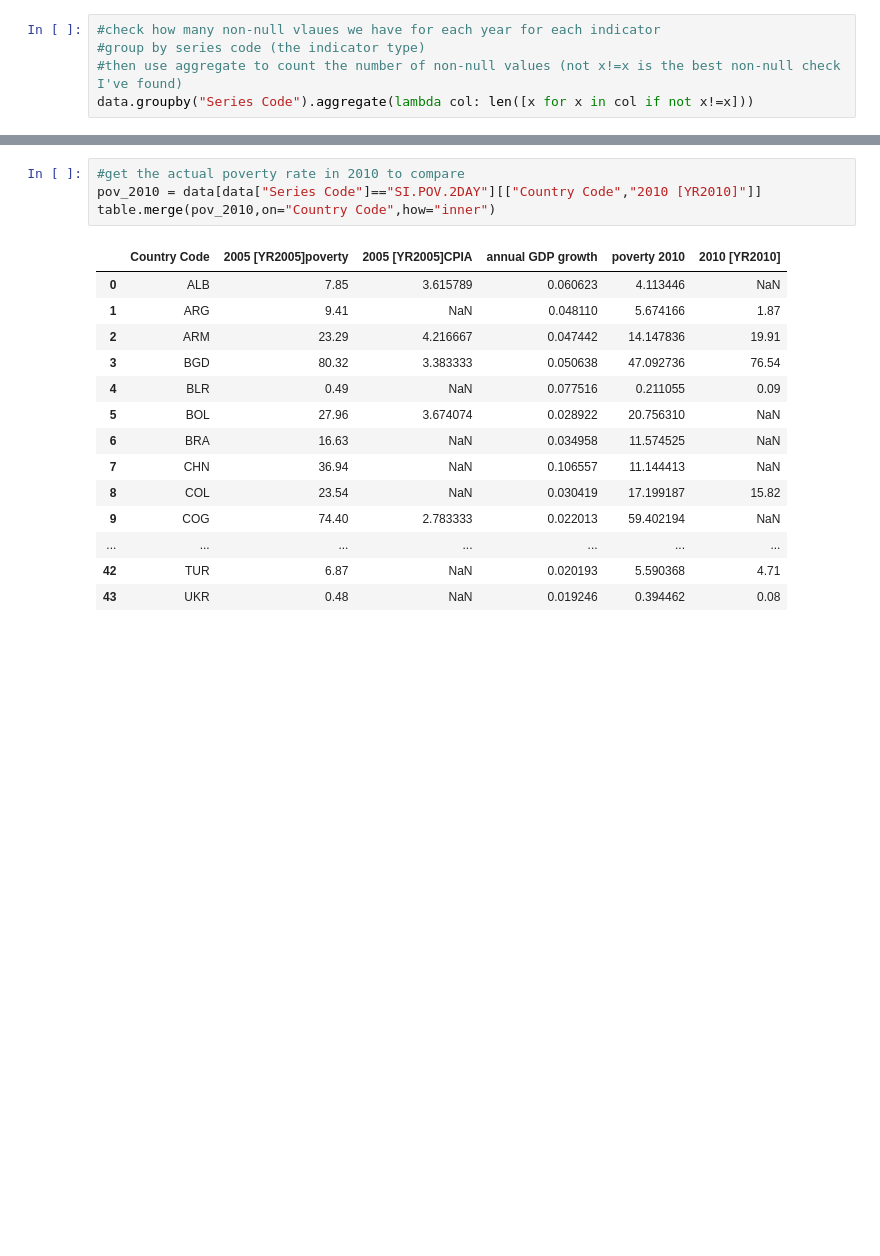
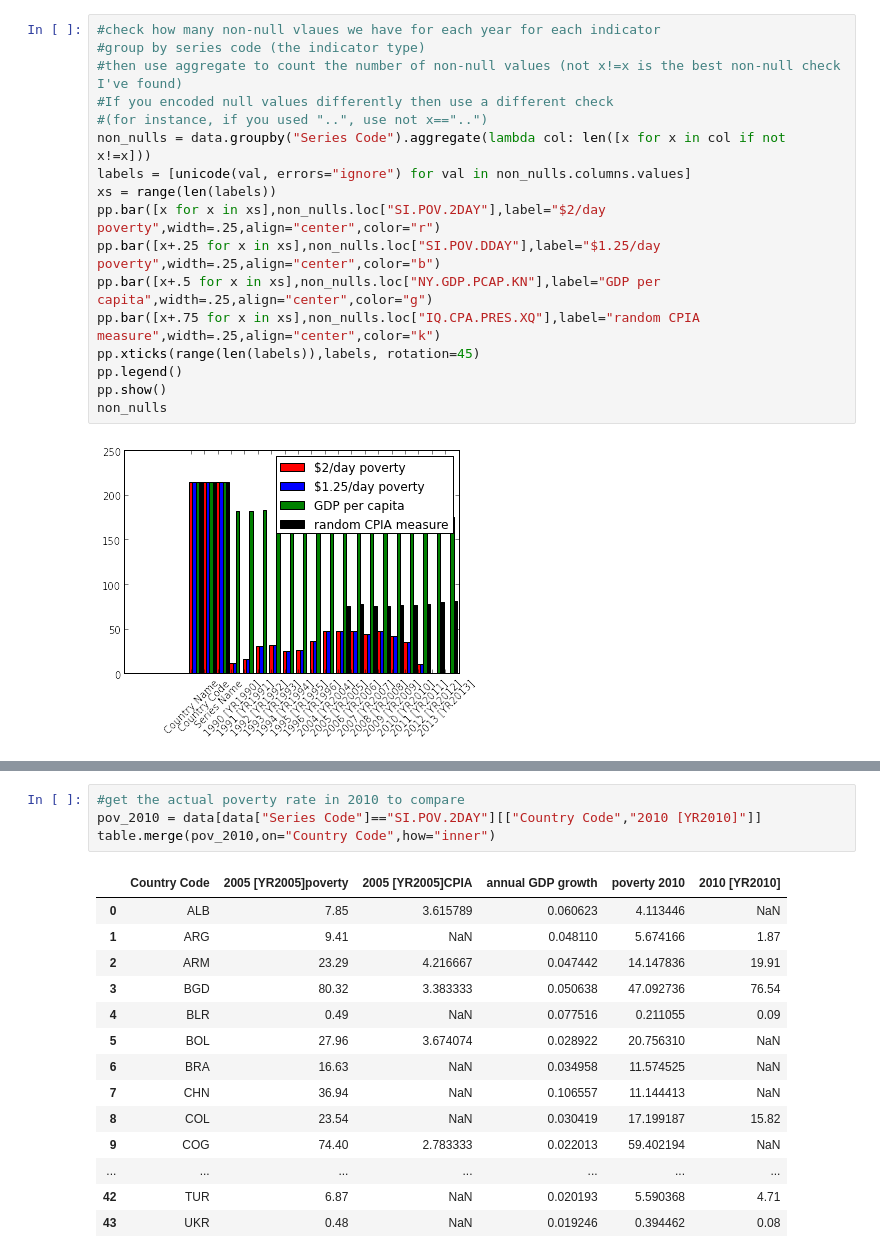
Before and after one commit to rachelboy/RAD, a Jupyter notebook: RAD table 1.ipynb, the cells around one changed output, grey strips where cells are left out. Saved outputs shown, nothing was run; the diff lists cells and outputs as text; blank space fills up the shorter version.

```diff
--- a/RAD table 1.ipynb
+++ b/RAD table 1.ipynb
@@ -7,9 +31,22 @@ data = pandas.read_csv("table1_data_raw.csv")
 # %%
 #check how many non-null vlaues we have for each year for each indicator
 #group by series code (the indicator type)
 #then use aggregate to count the number of non-null values (not x!=x is the best non-null check I've found)
-data.groupby("Series Code").aggregate(lambda col: len([x for x in col if not x!=x]))
+#If you encoded null values differently then use a different check
+#(for instance, if you used "..", use not x=="..")
+non_nulls = data.groupby("Series Code").aggregate(lambda col: len([x for x in col if not x!=x]))
+labels = [unicode(val, errors="ignore") for val in non_nulls.columns.values]
+xs = range(len(labels))
+pp.bar([x for x in xs],non_nulls.loc["SI.POV.2DAY"],label="$2/day poverty",width=.25,align="center",color="r")
+pp.bar([x+.25 for x in xs],non_nulls.loc["SI.POV.DDAY"],label="$1.25/day poverty",width=.25,align="center",color="b")
+pp.bar([x+.5 for x in xs],non_nulls.loc["NY.GDP.PCAP.KN"],label="GDP per capita",width=.25,align="center",color="g")
+pp.bar([x+.75 for x in xs],non_nulls.loc["IQ.CPA.PRES.XQ"],label="random CPIA measure",width=.25,align="center",color="k")
+pp.xticks(range(len(labels)),labels, rotation=45)
+pp.legend()
+pp.show()
+non_nulls
 # %% [output]
+[figure, added]
 |  | ﻿Country Name | Country Code | Series Name | 1990 [YR1990] | 1991 [YR1991] | 1992 [YR1992] | ... |
 | Series Code |  |  |  |  |  |  | ... |
 | IQ.CPA.BREG.XQ | 214 | 214 | 214 | 0 | 0 | 0 | ... |
```
Also changed, not shown: parts of 9 cells of this notebook.
